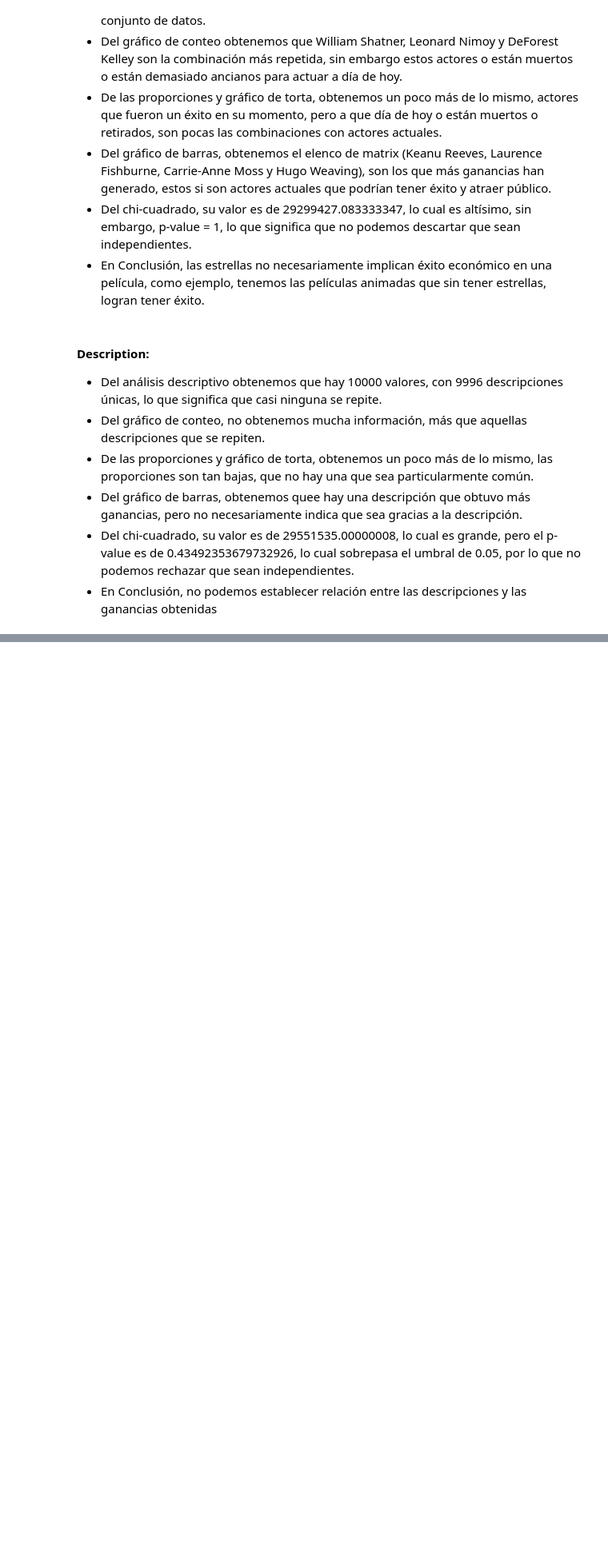
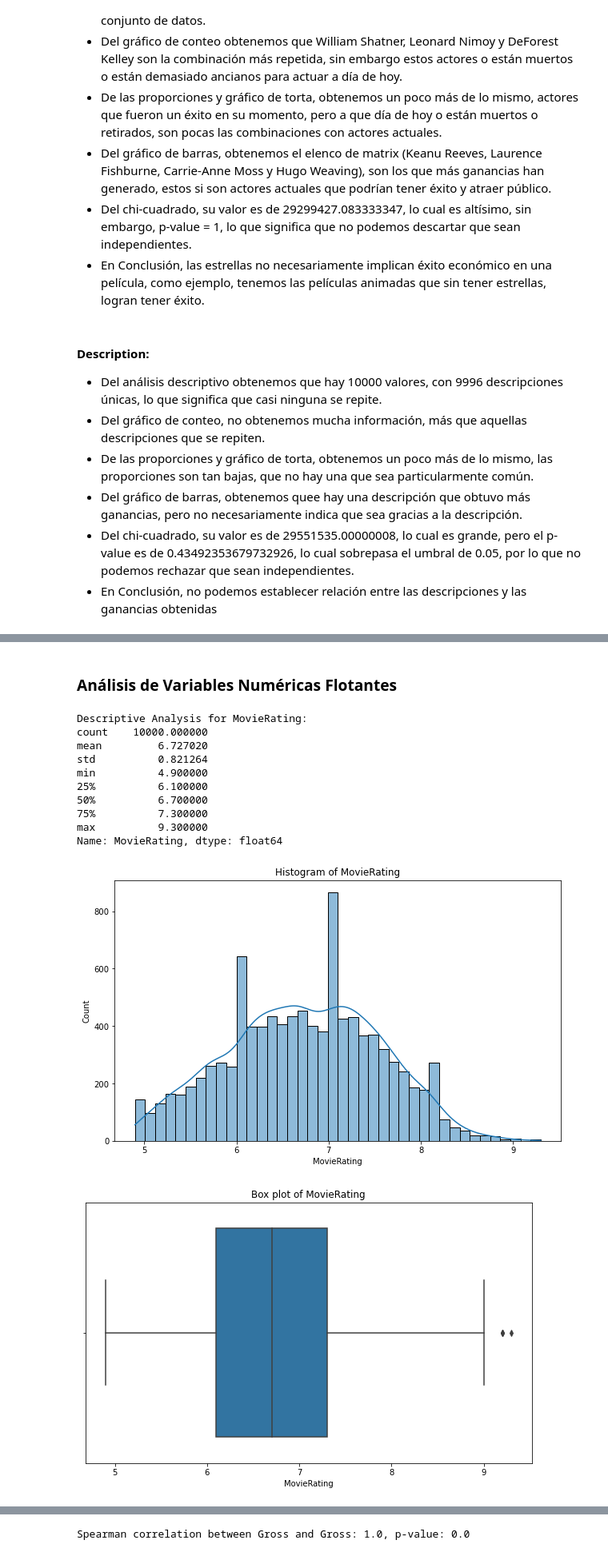
Before and after one commit to FranMeneses/CineMagix-ML, a Jupyter notebook: CineMagix-GRUPO-N3.ipynb, the cells around one changed output, grey strips where cells are left out. Shown at 80% size. Cells and saved outputs as stored; diff of their text form; code cells hidden in the pictures; blank space fills up the shorter version.

```diff
--- a/CineMagix-GRUPO-N3.ipynb
+++ b/CineMagix-GRUPO-N3.ipynb
@@ -378,0 +490,53 @@ Name: Certification, dtype: object
+# %% [markdown]
+### Análisis de Variables Numéricas Flotantes
+# %%
+def analyze_numeric_variables_float(df, target=None):
+    df_copy = df.copy()
+
+    num_cols = df_copy.select_dtypes(include=['float64']).columns
+
+    for col in num_cols:
+        # Reemplazamos los valores nulos con la media
+        df_copy[col].fillna(df_copy[col].mean(), inplace=True)
+
+        # Imprimimos el analisis descriptivo de la columna
+        print(f"Descriptive Analysis for {col}:")
+        print(df_copy[col].describe())
+        print("\n")
+
+        # Generamos un histograma de la columna
+        plt.figure(figsize=(10, 6))
+        sns.histplot(df_copy[col], kde=True)
+        plt.title(f'Histogram of {col}')
+        plt.show()
+
+        # Si se proporciona una variable objetivo, realizamos un análisis adicional
+        if target is not None:
+            # Reemplazamos los valores nulos en la variable objetivo con la media
+            df_copy[target].fillna(df_copy[target].mean(), inplace=True)
+
+            # Generamos un boxplot entre la columna y la variable objetivo
+            plt.figure(figsize=(10, 6))
+            sns.boxplot(x=df_copy[col])
+            plt.title(f'Box plot of {col}')
+            plt.show()
+
+            # Realizamos una correlación de Spearman entre la columna y la variable objetivo
+            correlation, p_value = stats.spearmanr(df_copy[col], df_copy[target])
+            print(f"Spearman correlation between {col} and {target}: {correlation}, p-value: {p_value}")
+            print("\n")
+# %%
+analyze_numeric_variables_float(df_data, target='Gross')
+# %% [output]
+Descriptive Analysis for MovieRating:
+count    10000.000000
+mean         6.727020
+std          0.821264
+min          4.900000
+25%          6.100000
+50%          6.700000
+75%          7.300000
+max          9.300000
+Name: MovieRating, dtype: float64
+[figure, added]
+[figure, added]
@@ -378,0 +573 @@ Name: Certification, dtype: object
+Spearman correlation between Gross and Gross: 1.0, p-value: 0.0
```
Also changed, not shown: parts of 12 cells of this notebook.
